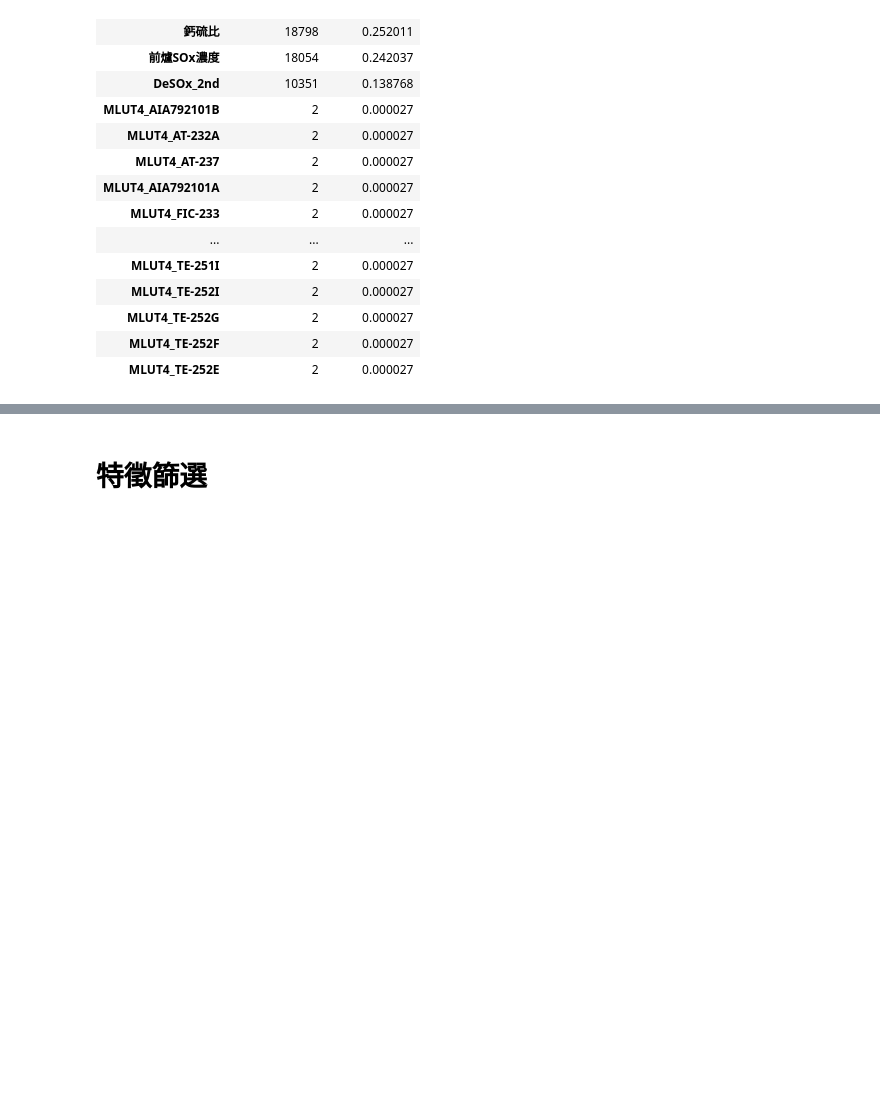
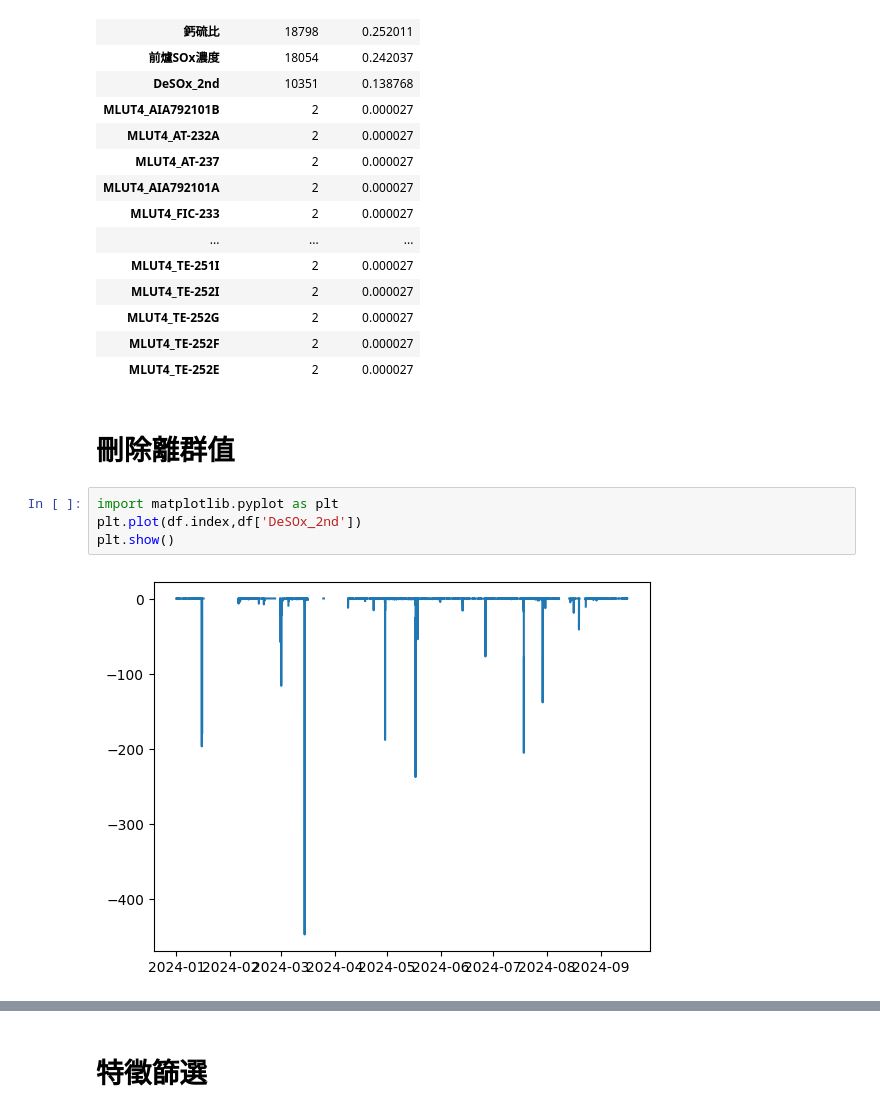
Before and after one commit to skywalker0803r/CFB, a Jupyter notebook: NARX第二段脫硫效率.ipynb, the cells around one changed output, grey strips where cells are left out. Saved outputs shown, nothing was run; the diff lists cells and outputs as text; blank space fills up the shorter version.

```diff
--- a/NARX第二段脫硫效率.ipynb
+++ b/NARX第二段脫硫效率.ipynb
@@ -179,3 +179,11 @@ check_missing_values(df)
 | MLUT4_TE-252G | 2 | 0.000027 |
 | MLUT4_TE-252F | 2 | 0.000027 |
 | MLUT4_TE-252E | 2 | 0.000027 |
+# %% [markdown]
+# 刪除離群值
+# %%
+import matplotlib.pyplot as plt
+plt.plot(df.index,df['DeSOx_2nd'])
+plt.show()
+# %% [output]
+[figure, added]
```
Also changed, not shown: parts of 31 cells of this notebook.
